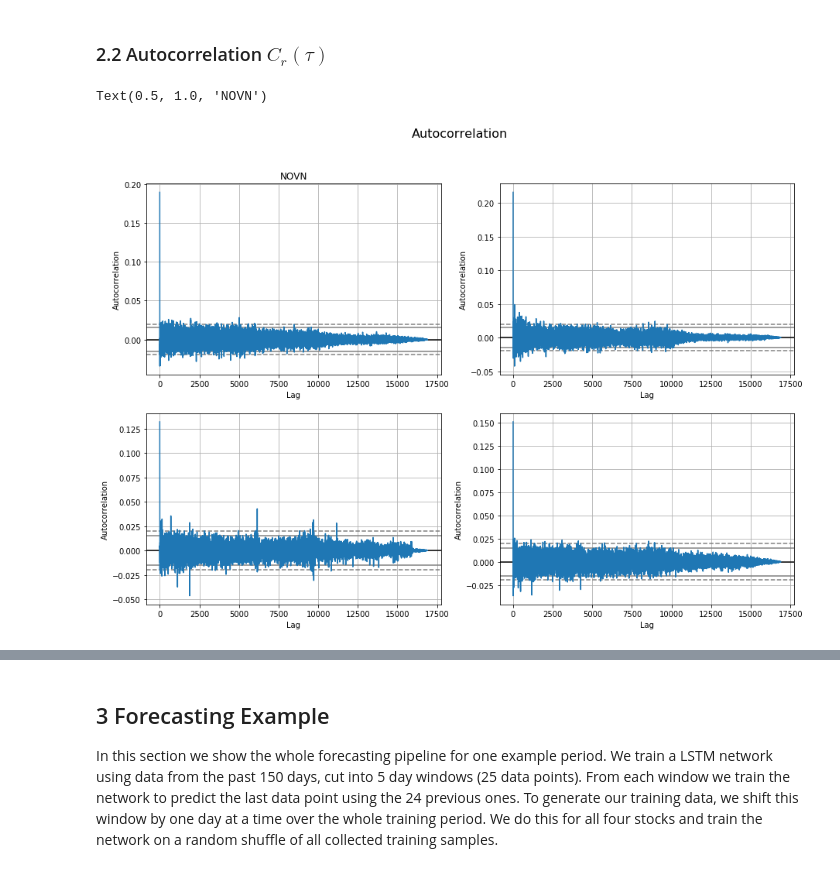
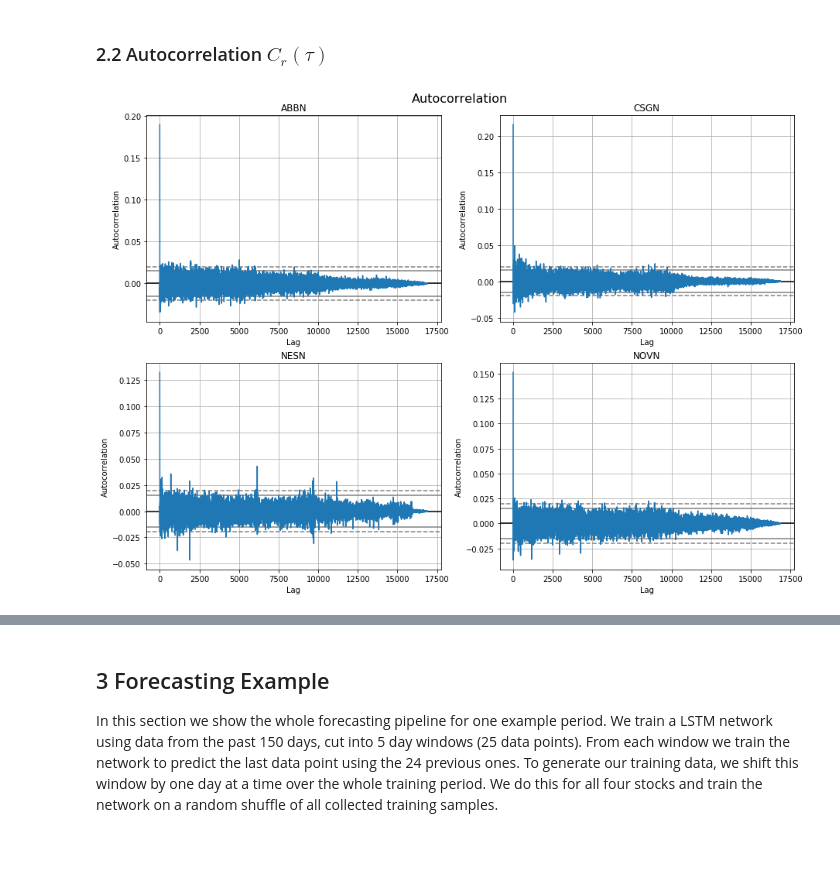
Before and after one commit to miallema/Fin-525, a Jupyter notebook: project.ipynb, the cells around one changed output, grey strips where cells are left out. Drawn from its saved outputs; the diff is of its cells as text; code cells hidden in the pictures.

```diff
--- a/project.ipynb
+++ b/project.ipynb
@@ -179,17 +129,18 @@ np.sign(cleaned_df).cumsum().plot(figsize=(15,10))
 # %%
 fig, ax = plt.subplots(nrows=2, ncols=2, figsize=(15,10))
 fig.suptitle('Autocorrelation', fontsize=16)
 
 pd.plotting.autocorrelation_plot(cleaned_df['ABBN'], ax=ax[0,0])
 ax[0,0].set_title('ABBN')
 pd.plotting.autocorrelation_plot(cleaned_df['CSGN'], ax=ax[0,1])
-ax[0,0].set_title('CSGN')
+ax[0,1].set_title('CSGN')
 pd.plotting.autocorrelation_plot(cleaned_df['NESN'], ax=ax[1,0])
-ax[0,0].set_title('NESN')
+ax[1,0].set_title('NESN')
 pd.plotting.autocorrelation_plot(cleaned_df['NOVN'], ax=ax[1,1])
-ax[0,0].set_title('NOVN')
+ax[1,1].set_title('NOVN')
+fig.subplots_adjust(top=0.94)
+fig.savefig('./plots/autocorrelation.pdf', bbox_inches='tight')
 # %% [output]
-Text(0.5, 1.0, 'NOVN')
-[figure, old version]
+[figure, new version]
 # %% [markdown]
 ### 2.3 Plotting 1 minus ECDF
```
Also changed, not shown: parts of 26 cells of this notebook, 13 other files.
